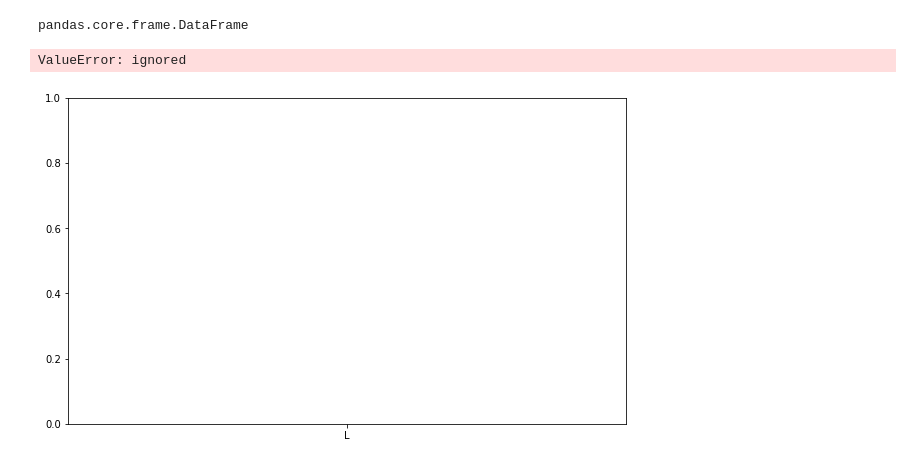
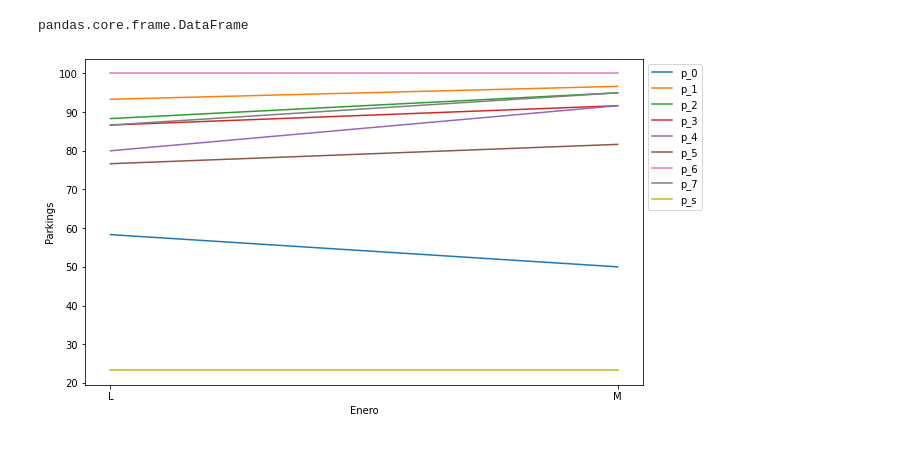
Before and after one commit to Ana-AlonsoCanizares/Practicas_Individuales, a Jupyter notebook: PI_parking.ipynb, the cells around one changed output. Saved outputs shown, nothing was run; the diff lists cells and outputs as text; code cells hidden in the pictures.

```diff
--- a/PI_parking.ipynb
+++ b/PI_parking.ipynb
@@ -213,50 +213,49 @@ enero = df_ocupacion_m_d[df_ocupacion_m_d['Mes'].apply(lambda x: '01' in x)]
 dias = enero['Dia']
 
 # parking 0
-park_0 = df_ocupacion_m_d[["parking_0"]]
+park_0 = enero[["parking_0"]]
 
 # parking 1
-park_1 = df_ocupacion_m_d[["parking_1"]]
+park_1 = enero[["parking_1"]]
 
 # parking 2
-park_2 = df_ocupacion_m_d[["parking_2"]]
+park_2 = enero[["parking_2"]]
 
 # parking 3
-park_3 = df_ocupacion_m_d[["parking_3"]]
+park_3 = enero[["parking_3"]]
 
 # parking 4
-park_4 = df_ocupacion_m_d[["parking_4"]]
+park_4 = enero[["parking_4"]]
 
 # parking 5
-park_5 = df_ocupacion_m_d[["parking_5"]]
+park_5 = enero[["parking_5"]]
 
 # parking 6
-park_6 = df_ocupacion_m_d[["parking_6"]]
+park_6 = enero[["parking_6"]]
 
 # parking 7
-park_7 = df_ocupacion_m_d[["parking_7"]]
+park_7 = enero[["parking_7"]]
 
 # parking subterráneo
-park_sub = df_ocupacion_m_d[["parking_subterraneo"]]
+park_sub = enero[["parking_subterraneo"]]
 
 # df_ocupacion_d
 fig, ax = plt.subplots(figsize=(10,6))
 
 ax.plot(dias, park_0)
 plt.xlabel('Enero')
 plt.ylabel('Parkings')
-plt.plot(enero, park_1)
-plt.plot(enero, park_2)
-plt.plot(enero, park_3)
-plt.plot(enero, park_4)
-plt.plot(enero, park_5)
-plt.plot(enero, park_6)
-plt.plot(enero, park_7)
-plt.plot(enero, park_sub)
+plt.plot(dias, park_1)
+plt.plot(dias, park_2)
+plt.plot(dias, park_3)
+plt.plot(dias, park_4)
+plt.plot(dias, park_5)
+plt.plot(dias, park_6)
+plt.plot(dias, park_7)
+plt.plot(dias, park_sub)
 
 plt.legend(['p_0', 'p_1', 'p_2', 'p_3', 'p_4', 'p_5', 'p_6', 'p_7', 'p_s',],bbox_to_anchor=(1,1))
 
 plt.show()
 # %% [output]
-ValueError: ignored
-[figure, old version]
+[figure, new version]
```
Also changed, not shown: parts of 1 cell of this notebook.
